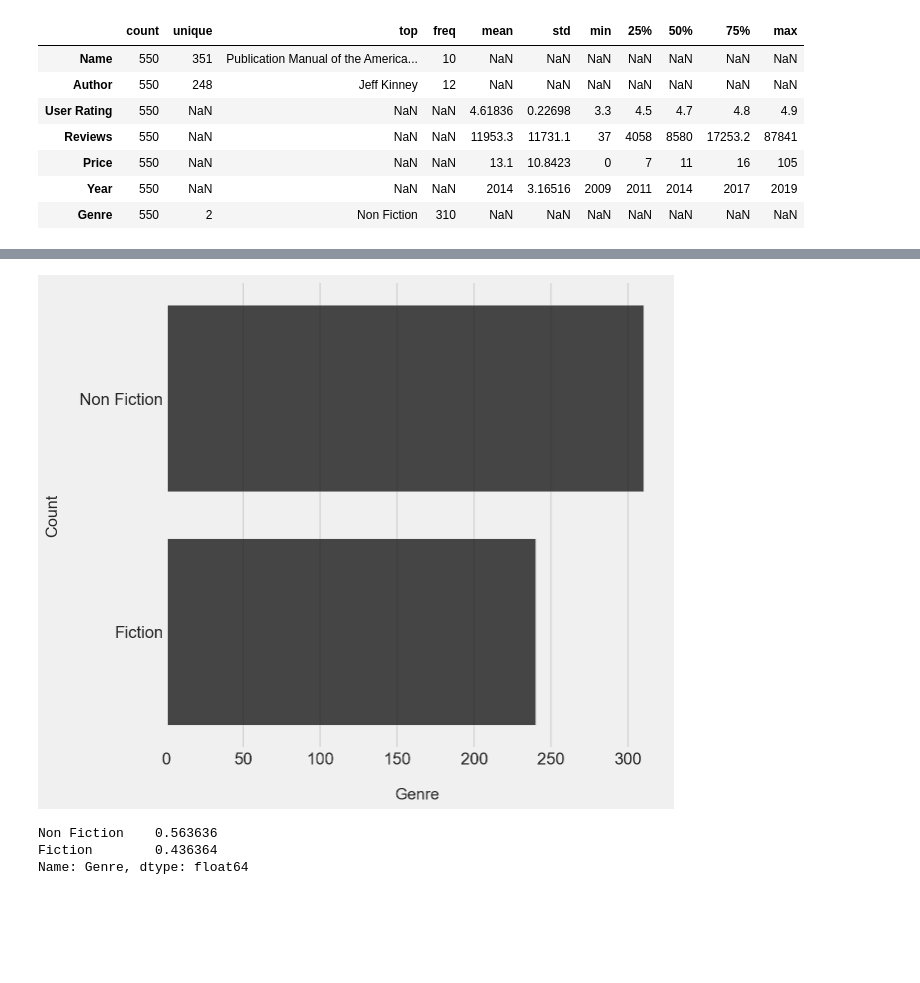
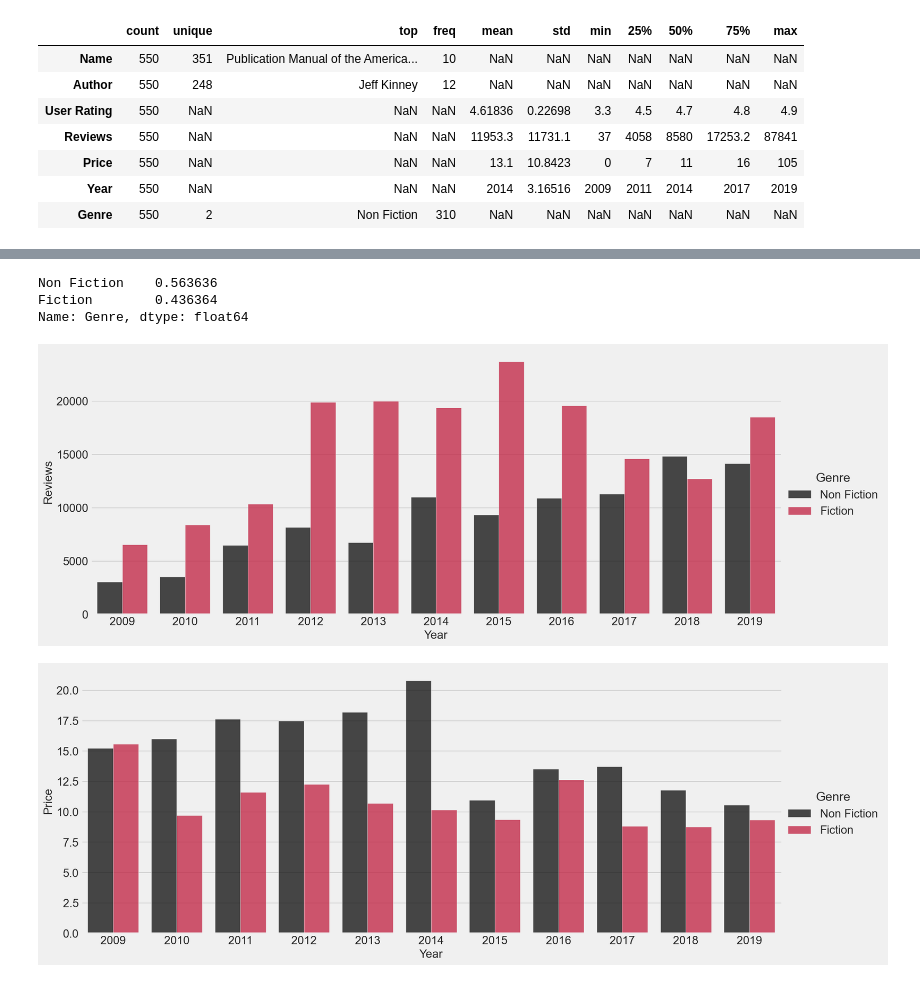
Before and after one commit to esbatiehsan/amazon-bestsellers, a Jupyter notebook: data-cleaning-exploration.ipynb, the cells around one changed output, grey strips where cells are left out. Drawn from its saved outputs; the diff is of its cells as text; code cells hidden in the pictures; blank space fills up the shorter version.

```diff
--- a/data-cleaning-exploration.ipynb
+++ b/data-cleaning-exploration.ipynb
@@ -94,14 +53,20 @@ plt.show()
-# %%
-fig, ax = plt.subplots(figsize=(8, 8))
-sns.countplot(y=amazon_books['Genre'], color='k', alpha=0.8, ax=ax)
-ax.set_xlabel('Genre', fontsize=16, labelpad=20)
-ax.set_ylabel('Count', fontsize=16, labelpad=20)
-plt.show()
-# %% [output]
-[figure, removed]
 # %%
 amazon_books['Genre'].value_counts(normalize=True)
 # %% [output]
 Non Fiction    0.563636
 Fiction        0.436364
 Name: Genre, dtype: float64
+# %%
+sns.catplot(data=amazon_books, x='Year', y='Reviews', hue='Genre',
+            kind='bar', alpha=0.8, height=6, aspect=15/6, ci=None,
+            palette=['k', 'crimson'])
+plt.show()
+# %% [output]
+[figure, added]
+# %%
+sns.catplot(data=amazon_books, x='Year', y='Price', hue='Genre',
+            kind='bar', alpha=0.8, height=6, aspect=15/6, ci=None,
+            palette=['k', 'crimson'])
+plt.show()
+# %% [output]
+[figure, added]
```
Also changed, not shown: parts of 8 cells of this notebook.
